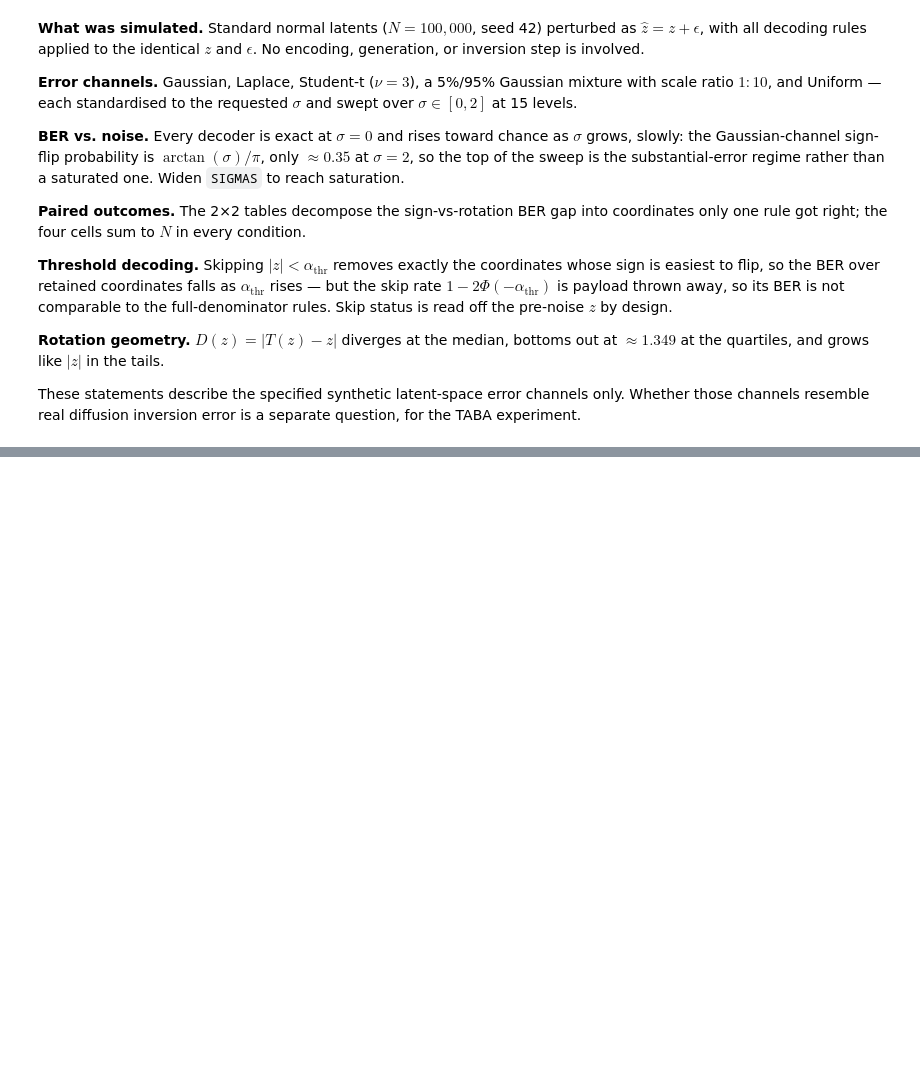
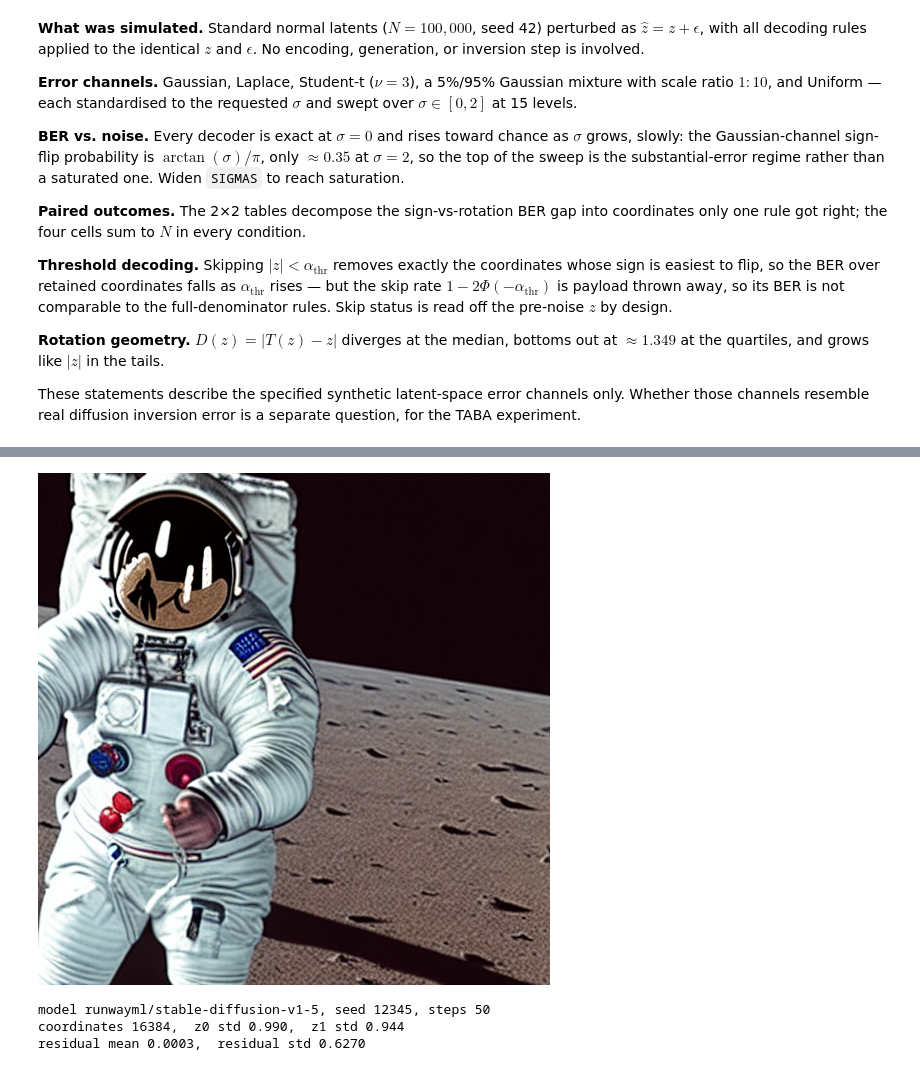
Before and after one commit to samuelcohen1/gaussian_rotation, a Jupyter notebook: gaussian_shading_vs_rotation.ipynb, the cells around one changed output, grey strips where cells are left out. Saved outputs shown, nothing was run; the diff lists cells and outputs as text; code cells hidden in the pictures; blank space fills up the shorter version.

Commit message:
feat: inversion vs synthetic

```diff
--- a/gaussian_shading_vs_rotation.ipynb
+++ b/gaussian_shading_vs_rotation.ipynb
@@ -588,0 +595,21 @@ channels resemble real diffusion inversion error is a separate question, for the
+# %%
+import json
+
+import torch
+from IPython.display import Image, display
+
+RUN_DIR = RESULTS_DIR / "diffusion_inversion" / "run_001"
+z0 = torch.load(RUN_DIR / "latent_original.pt", map_location="cpu", weights_only=True).numpy().reshape(-1)
+z1 = torch.load(RUN_DIR / "latent_inverted.pt", map_location="cpu", weights_only=True).numpy().reshape(-1)
+eps_inv = z1 - z0
+inv_meta = json.loads((RUN_DIR / "metadata.json").read_text(encoding="utf-8"))
+
+display(Image(filename=str(RUN_DIR / "generated_image.png")))
+print(f"model {inv_meta['model_id']}, seed {inv_meta['seed']}, steps {inv_meta['num_inference_steps']}")
+print(f"coordinates {z0.size},  z0 std {z0.std():.3f},  z1 std {z1.std():.3f}")
+print(f"residual mean {eps_inv.mean():.4f},  residual std {eps_inv.std():.4f}")
+# %% [output]
+[figure, added]
+model runwayml/stable-diffusion-v1-5, seed 12345, steps 50
+coordinates 16384,  z0 std 0.990,  z1 std 0.944
+residual mean 0.0003,  residual std 0.6270
```
Also changed, not shown: parts of 5 cells of this notebook, 1 other file.
